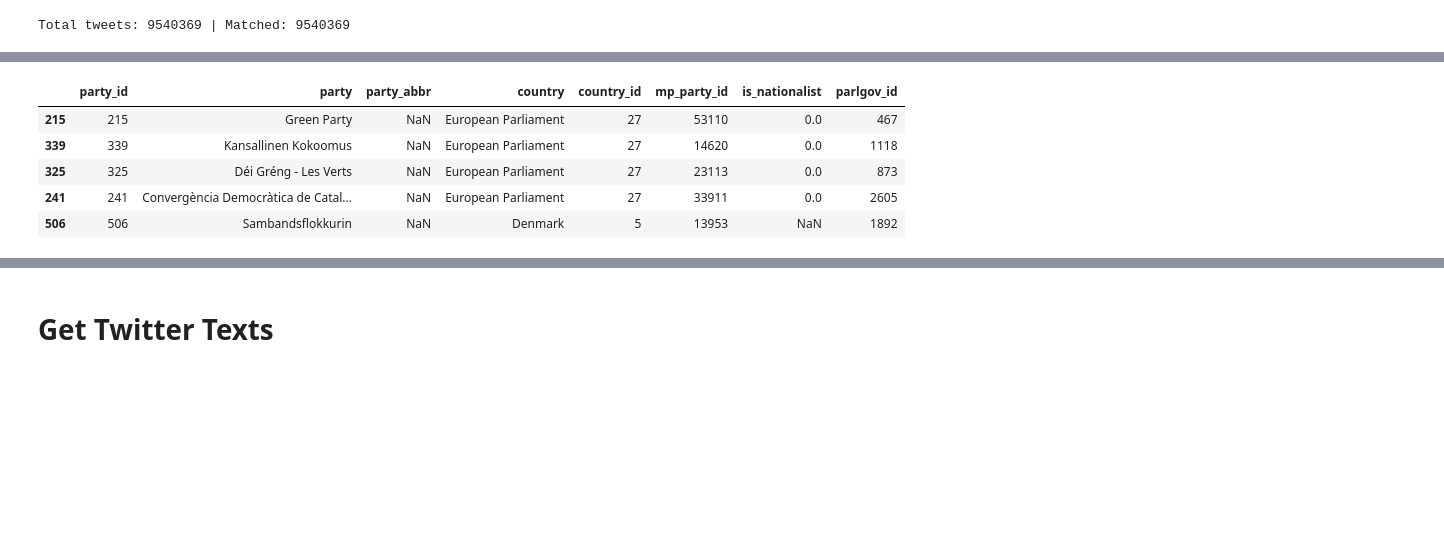
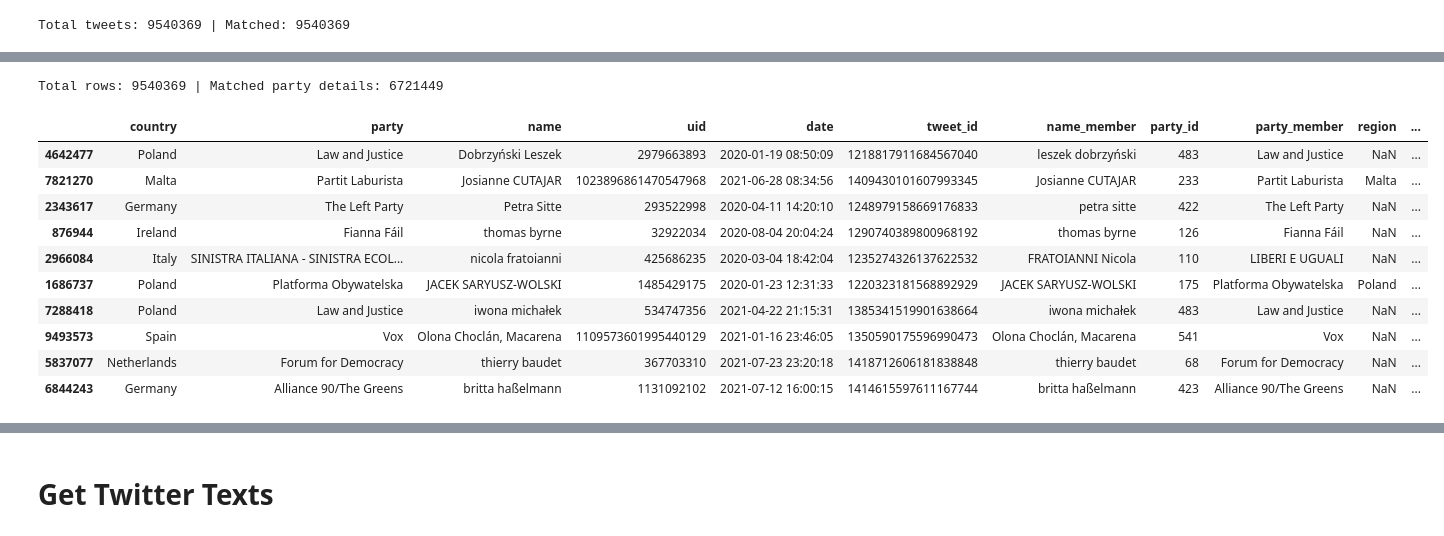
Before and after one commit to Jamo197/political-bias-detection, a Jupyter notebook: src/twitter.ipynb, the cells around one changed output, grey strips where cells are left out. Saved outputs shown, nothing was run; the diff lists cells and outputs as text; code cells hidden in the pictures; blank space fills up the shorter version.

Commit message:
update twitter run

```diff
--- a/src/twitter.ipynb
+++ b/src/twitter.ipynb
@@ -297,9 +304,61 @@ tweets_members_df[tweets_members_df["party_id"] == 215]
 # %%
-parties_df.sample(5)
+# 2. Filter, clean, and rename required columns
+parties_sub = parties_df[
+    ["party_id", "party", "party_abbr", "country"]
+].copy()
+
+parties_sub["party_id"] = (
+    parties_sub["party_id"]
+    .astype(str)
+    .str.strip()
+    .replace({"nan": None, "": None})
+)
+
+# Deduplicate to prevent row multiplication during merge
+parties_sub = parties_sub.dropna(subset=["party_id"]).drop_duplicates(
+    subset=["party_id"]
+)
+
+# Rename columns to avoid collisions and match your requirements
+parties_sub = parties_sub.rename(
+    columns={"party": "party_official", "country": "party_country"}
+)
-# %% [output]
-|  | party_id | party | party_abbr | country | country_id | mp_party_id | is_nationalist | parlgov_id |
-| 215 | 215 | Green Party | NaN | European Parliament | 27 | 53110 | 0.0 | 467 |
-| 339 | 339 | Kansallinen Kokoomus | NaN | European Parliament | 27 | 14620 | 0.0 | 1118 |
-| 325 | 325 | Déi Gréng - Les Verts | NaN | European Parliament | 27 | 23113 | 0.0 | 873 |
-| 241 | 241 | Convergència Democràtica de Catal... | NaN | European Parliament | 27 | 33911 | 0.0 | 2605 |
-| 506 | 506 | Sambandsflokkurin | NaN | Denmark | 5 | 13953 | NaN | 1892 |
+# %%
+# 3. Merge onto the existing tweets_members_df
+final_merged_df = tweets_members_df.merge(
+    parties_sub, on="party_id", how="left"
+)
+
+print(
+    f"Total rows: {len(final_merged_df)} | Matched party details: {final_merged_df['party_abbr'].notna().sum()}"
+)
+final_merged_df.to_csv(
+    TWITTER_PATH + "/final_merged_tweets_members_parties.csv",
+    index=False,
+    encoding="utf-8",
+)
+# %% [output]
+Total rows: 9540369 | Matched party details: 6721449
+# %%
+import numpy as np
+
+final_merged_df["country"] = np.where(
+    (final_merged_df["country"] == "European Parliament")
+    & final_merged_df["region"].notna(),
+    final_merged_df["region"],
+    final_merged_df["country"],
+)
+# %%
+final_merged_df.sample(10, random_state=42)
+# %% [output]
+|  | country | party | name | uid | date | tweet_id | name_member | party_id | party_member | region | ... |
+| 4642477 | Poland | Law and Justice | Dobrzyński Leszek | 2979663893 | 2020-01-19 08:50:09 | 1218817911684567040 | leszek dobrzyński | 483 | Law and Justice | NaN | ... |
+| 7821270 | Malta | Partit Laburista | Josianne CUTAJAR | 1023896861470547968 | 2021-06-28 08:34:56 | 1409430101607993345 | Josianne CUTAJAR | 233 | Partit Laburista | Malta | ... |
+| 2343617 | Germany | The Left Party | Petra Sitte | 293522998 | 2020-04-11 14:20:10 | 1248979158669176833 | petra sitte | 422 | The Left Party | NaN | ... |
+| 876944 | Ireland | Fianna Fáil | thomas byrne | 32922034 | 2020-08-04 20:04:24 | 1290740389800968192 | thomas byrne | 126 | Fianna Fáil | NaN | ... |
+| 2966084 | Italy | SINISTRA ITALIANA - SINISTRA ECOL... | nicola fratoianni | 425686235 | 2020-03-04 18:42:04 | 1235274326137622532 | FRATOIANNI Nicola | 110 | LIBERI E UGUALI | NaN | ... |
+| 1686737 | Poland | Platforma Obywatelska | JACEK SARYUSZ-WOLSKI | 1485429175 | 2020-01-23 12:31:33 | 1220323181568892929 | JACEK SARYUSZ-WOLSKI | 175 | Platforma Obywatelska | Poland | ... |
+| 7288418 | Poland | Law and Justice | iwona michałek | 534747356 | 2021-04-22 21:15:31 | 1385341519901638664 | iwona michałek | 483 | Law and Justice | NaN | ... |
+| 9493573 | Spain | Vox | Olona Choclán, Macarena | 1109573601995440129 | 2021-01-16 23:46:05 | 1350590175596990473 | Olona Choclán, Macarena | 541 | Vox | NaN | ... |
+| 5837077 | Netherlands | Forum for Democracy | thierry baudet | 367703310 | 2021-07-23 23:20:18 | 1418712606181838848 | thierry baudet | 68 | Forum for Democracy | NaN | ... |
+| 6844243 | Germany | Alliance 90/The Greens | britta haßelmann | 1131092102 | 2021-07-12 16:00:15 | 1414615597611167744 | britta haßelmann | 423 | Alliance 90/The Greens | NaN | ... |
```
Also changed, not shown: parts of 10 cells of this notebook, 1 other file.
